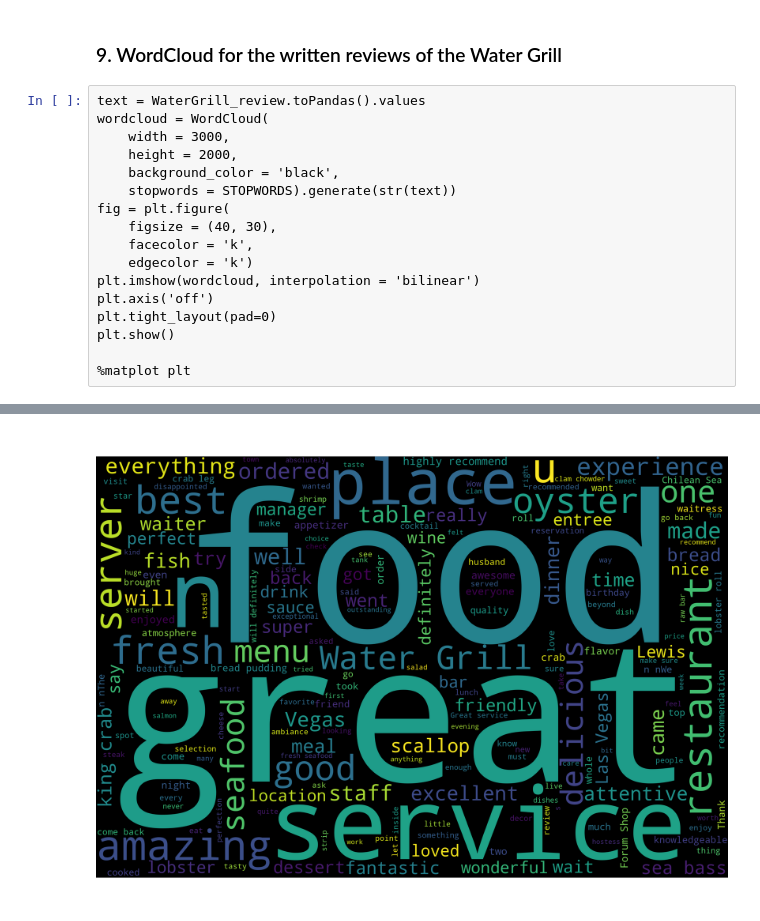
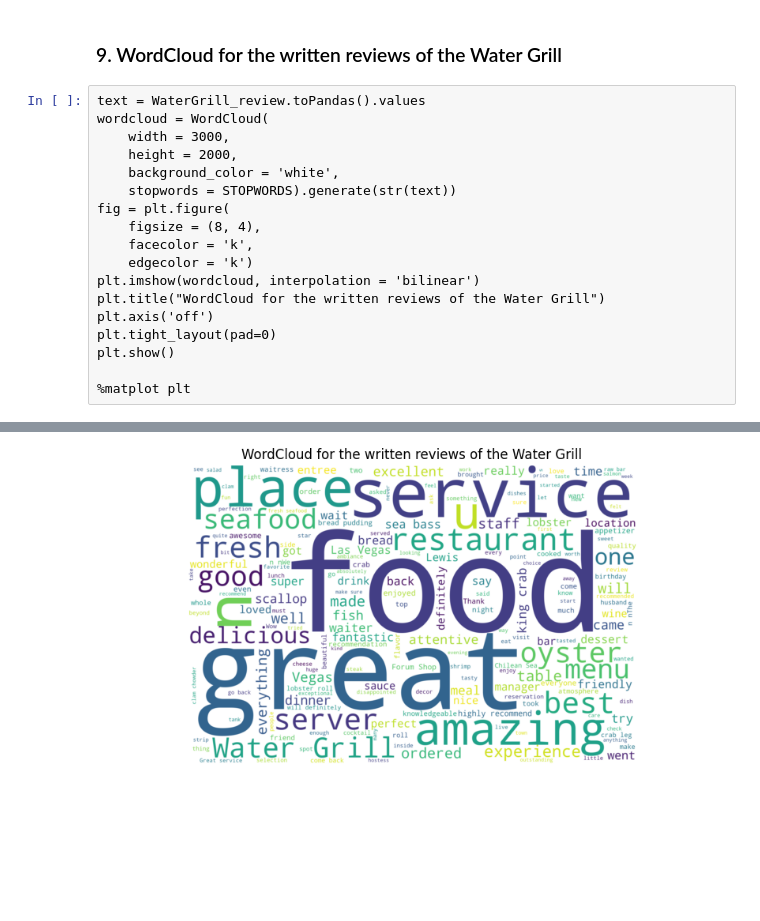
Before and after one commit to wuyaheng/EMR-S3-Pyspark, a Jupyter notebook: Analysis.ipynb, the cells around one changed output, grey strips where cells are left out. Saved outputs shown, nothing was run; the diff lists cells and outputs as text; blank space fills up the shorter version.

Commit message:
add title to charts

```diff
--- a/Analysis.ipynb
+++ b/Analysis.ipynb
@@ -781,20 +781,21 @@ only showing top 20 rows
 # %%
 text = WaterGrill_review.toPandas().values
 wordcloud = WordCloud(
     width = 3000,
     height = 2000,
-    background_color = 'black',
+    background_color = 'white',
     stopwords = STOPWORDS).generate(str(text))
 fig = plt.figure(
-    figsize = (40, 30),
+    figsize = (8, 4),
     facecolor = 'k',
     edgecolor = 'k')
 plt.imshow(wordcloud, interpolation = 'bilinear')
+plt.title("WordCloud for the written reviews of the Water Grill")
 plt.axis('off')
 plt.tight_layout(pad=0)
 plt.show()
 
 %matplot plt
 # %% [output]
 [interactive output not drawn]
-[figure, old version]
+[figure, new version]
```
Also changed, not shown: parts of 8 cells of this notebook, 1 other file.
